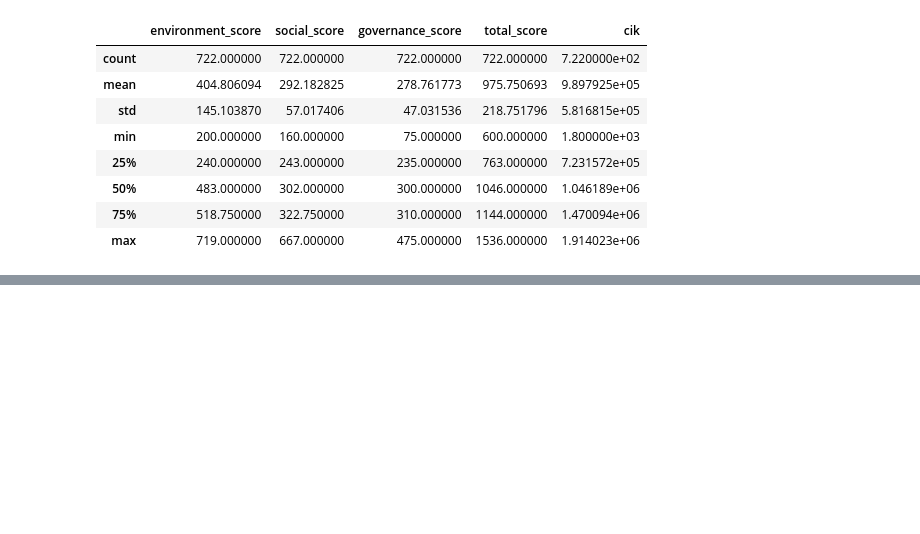
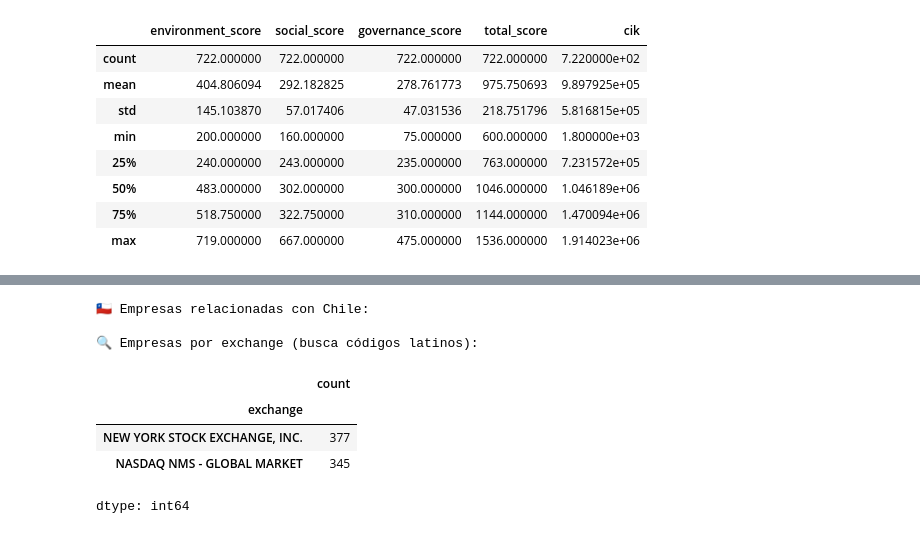
Before and after one commit to mcmoucheron/Portfolio-for-Remote-Data-Roles-Projects, a Jupyter notebook: ESG_Analysis_Global_Chile_v1.ipynb, the cells around one changed output, grey strips where cells are left out. Saved outputs shown, nothing was run; the diff lists cells and outputs as text; code cells hidden in the pictures; blank space fills up the shorter version.

```diff
--- a/ESG_Analysis_Global_Chile_v1.ipynb
+++ b/ESG_Analysis_Global_Chile_v1.ipynb
@@ -58,0 +112,18 @@ dtype: object
+# %%
+# Buscar empresas con "Chile", "Latam", "South America" o conocidas
+chile_related = df[df['name'].str.contains('Chile|LATAM|SQM|Enel|CAP|CMPC', case=False, na=False)]
+print("🇨🇱 Empresas relacionadas con Chile:")
+chile_related[['name', 'environment_score', 'industry', 'total_score']]
+
+# Si no hay, muestra por exchange/país aproximado
+print("\n🔍 Empresas por exchange (busca códigos latinos):")
+df['exchange'].value_counts().head(10)
+# %% [output]
+🇨🇱 Empresas relacionadas con Chile:
+
+🔍 Empresas por exchange (busca códigos latinos):
+|  | count |
+| exchange |  |
+| NEW YORK STOCK EXCHANGE, INC. | 377 |
+| NASDAQ NMS - GLOBAL MARKET | 345 |
+dtype: int64
```
Also changed, not shown: parts of 3 cells of this notebook.
